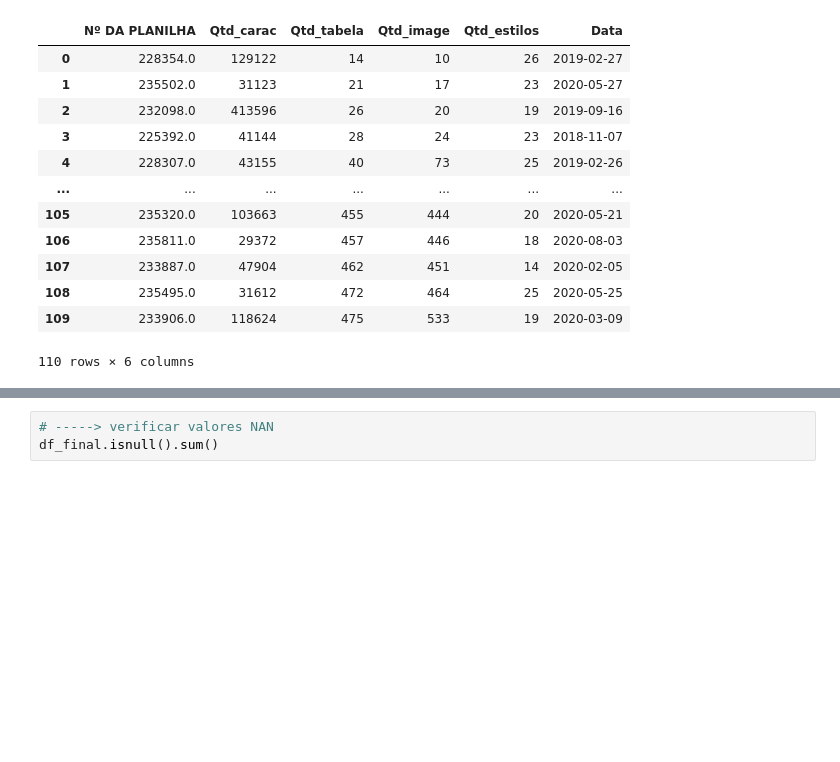
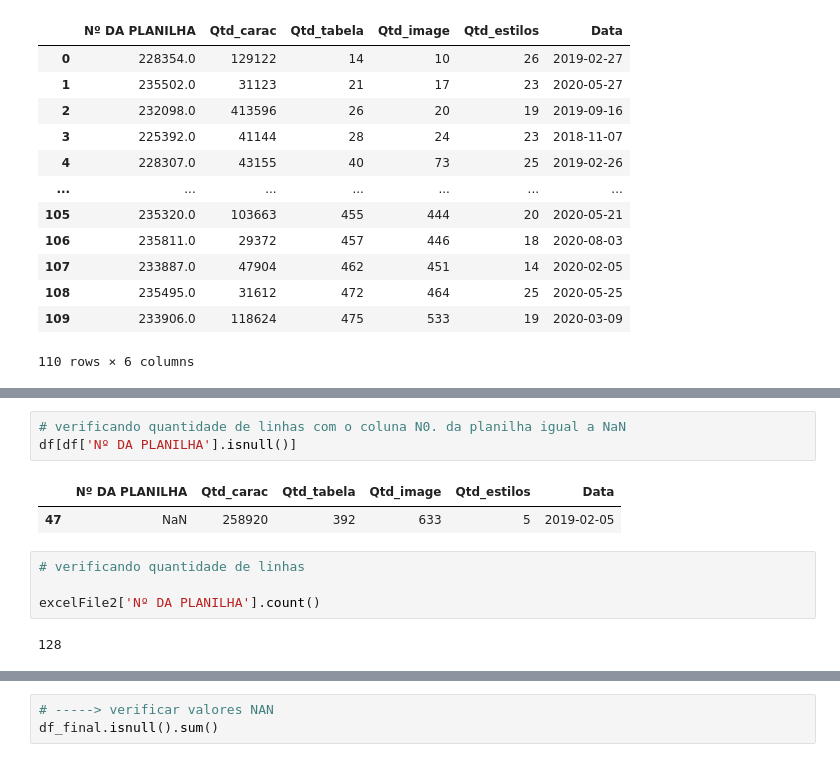
Before and after one commit to WalnerPessoa/Fluxo_Editorial, a Jupyter notebook: testes/make_table.ipynb, the cells around one changed output, grey strips where cells are left out. Cells and saved outputs as stored; diff of their text form; blank space fills up the shorter version.

```diff
--- a/testes/make_table.ipynb
+++ b/testes/make_table.ipynb
@@ -365,0 +407,12 @@ df
+# %%
+# verificando quantidade de linhas com o coluna N0. da planilha igual a NaN
+df[df['Nº DA PLANILHA'].isnull()]
+# %% [output]
+|  | Nº DA PLANILHA | Qtd_carac | Qtd_tabela | Qtd_image | Qtd_estilos | Data |
+| 47 | NaN | 258920 | 392 | 633 | 5 | 2019-02-05 |
+# %%
+# verificando quantidade de linhas
+
+excelFile2['Nº DA PLANILHA'].count()
+# %% [output]
+128
```
Also changed, not shown: parts of 24 cells of this notebook, 13 other files.
